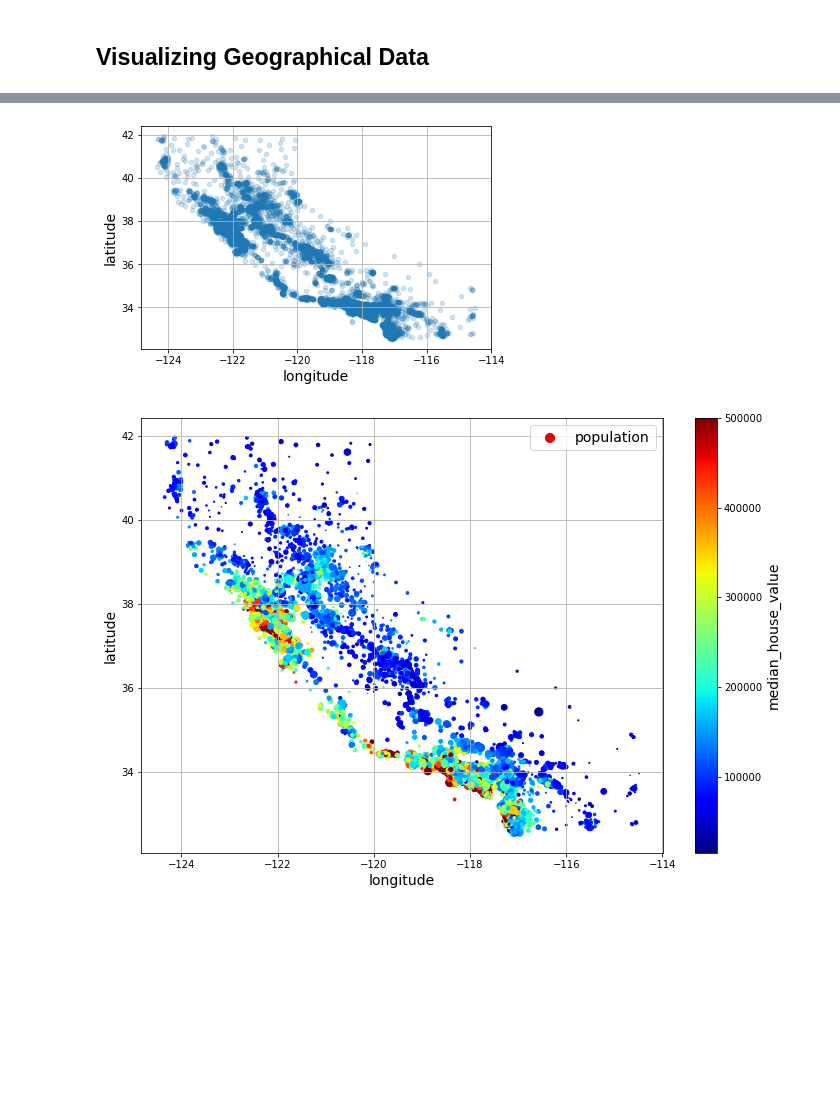
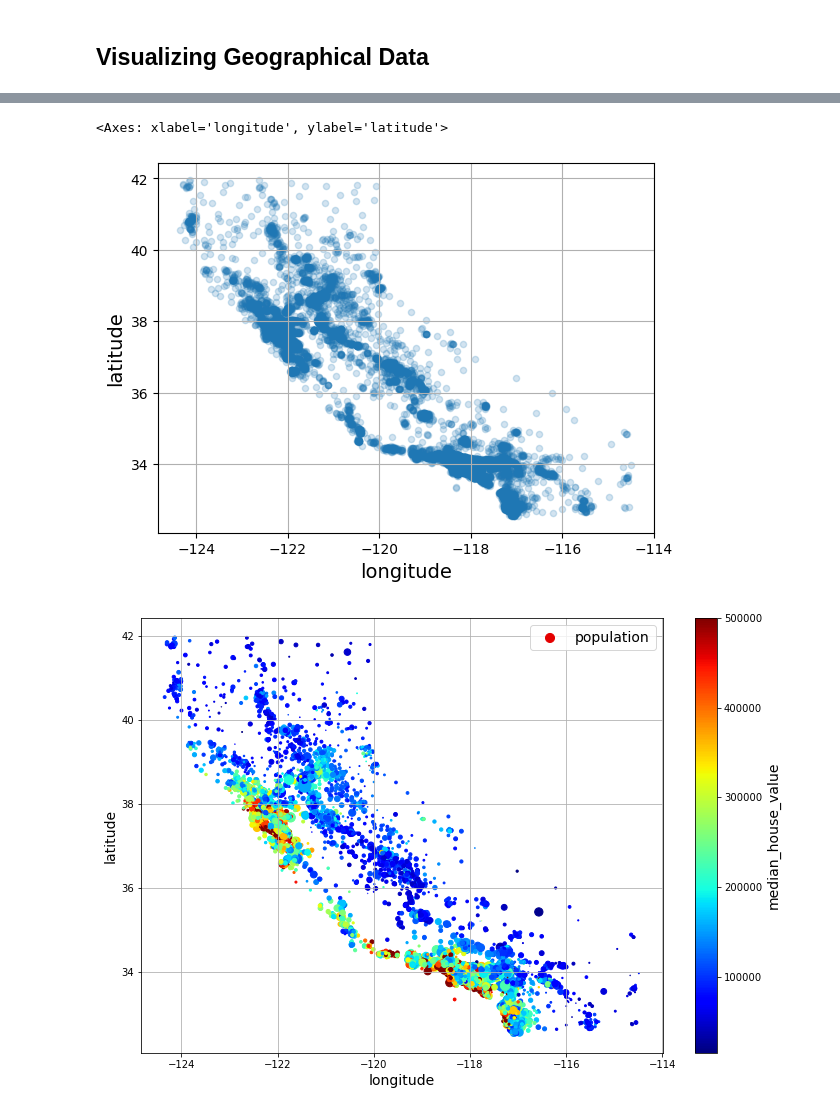
Before and after one commit to amlei/handson-ml3, a Jupyter notebook: 02_end_to_end_machine_learning_project.ipynb, the cells around one changed output, grey strips where cells are left out. Cells and saved outputs as stored; diff of their text form; code cells hidden in the pictures; blank space fills up the shorter version.

```diff
--- a/02_end_to_end_machine_learning_project.ipynb
+++ b/02_end_to_end_machine_learning_project.ipynb
@@ -34,23 +36,6 @@ assert version.parse(sklearn.__version__) >= version.parse("1.0.1")
 *Welcome to Machine Learning Housing Corp.! Your task is to predict median house values in Californian districts, given a number of features from these districts.*
 # %% [markdown]
 ## Download the Data
-# %%
-from pathlib import Path
-import pandas as pd
-import tarfile
-import urllib.request
-
-def load_housing_data():
-    tarball_path = Path("datasets/housing.tgz")
-    if not tarball_path.is_file():
-        Path("datasets").mkdir(parents=True, exist_ok=True)
-        url = "https://github.com/ageron/data/raw/main/housing.tgz"
-        urllib.request.urlretrieve(url, tarball_path)
-    with tarfile.open(tarball_path) as housing_tarball:
-            housing_tarball.extractall(path="datasets")
-    return pd.read_csv(Path("datasets/housing/housing.csv"))
-
-housing = load_housing_data()
 # %%
 from pathlib import Path
 import pandas as pd
@@ -258,6 +256,7 @@ It's much shorter to get a single stratified split:
 # %%
-strat_train_set, strat_test_set = train_test_split(
-    housing, test_size=0.2, stratify=housing["income_cat"], random_state=42)
+strat_train_set, strat_test_set = train_test_split(housing, test_size=0.2,
+                                                   stratify=housing["income_cat"],
+                                                   random_state=42)
 # %%
 strat_test_set["income_cat"].value_counts() / len(strat_test_set)
 # %% [output]
@@ -312,9 +341,9 @@ plt.show()
 # %%
-housing.plot(kind="scatter", x="longitude", y="latitude", grid=True, alpha=0.2)
-save_fig("better_visualization_plot")  # extra code
-plt.show()
+# 高密度区域
+housing.plot(kind='scatter', x="longitude", y="latitude", grid=True, alpha=0.2)
 # %% [output]
+<Axes: xlabel='longitude', ylabel='latitude'>
-[figure, old version]
+[figure, new version]
 # %%
 housing.plot(kind="scatter", x="longitude", y="latitude", grid=True,
              s=housing["population"] / 100, label="population",
```
Also changed, not shown: parts of 13 cells of this notebook.
